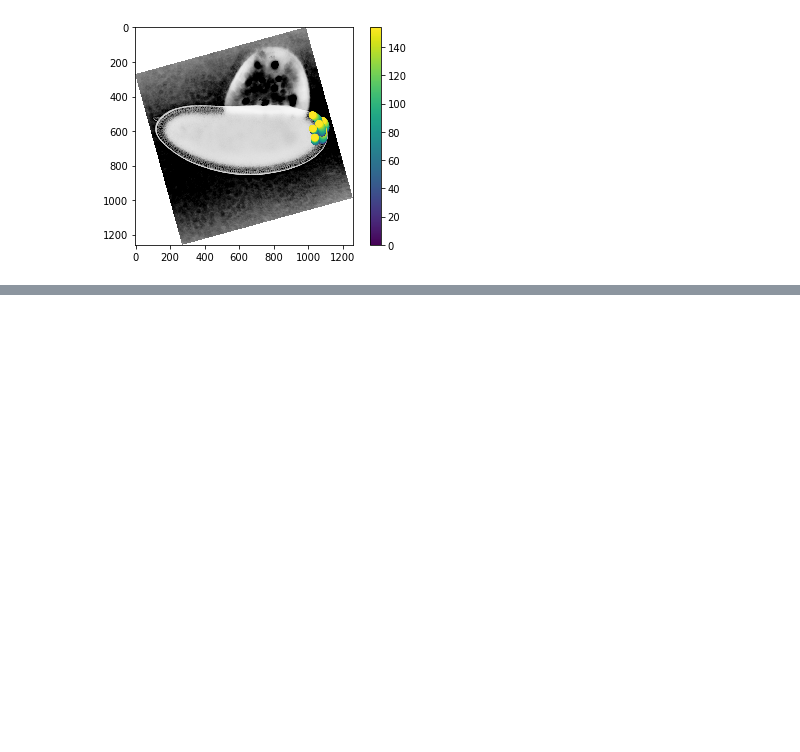
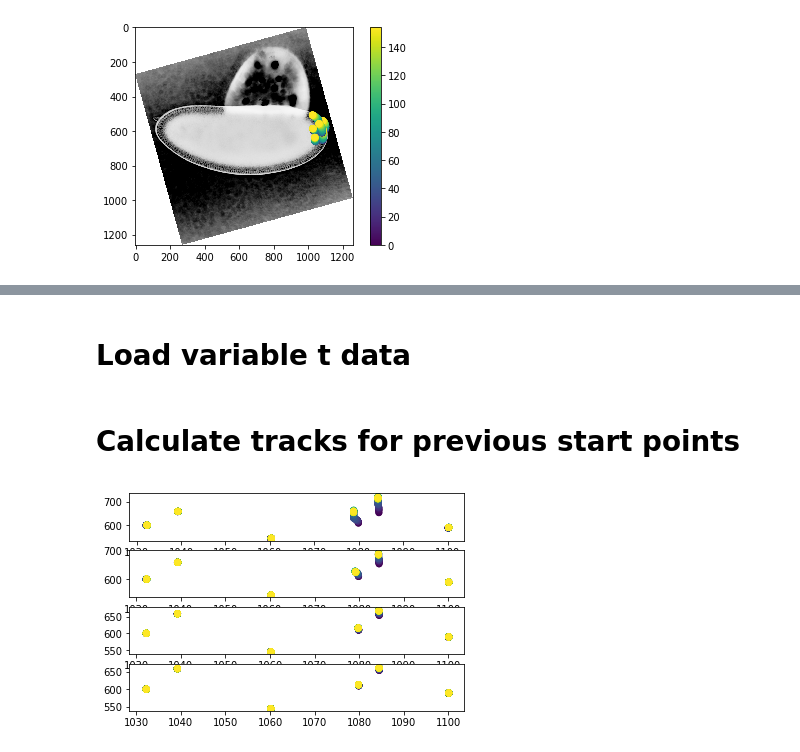
Before and after one commit to msschwartz21/germband-extension, a Jupyter notebook: notebooks/20181119-vector_flow.ipynb, the cells around one changed output, grey strips where cells are left out. Cells and saved outputs as stored; diff of their text form; code cells hidden in the pictures; blank space fills up the shorter version.

Commit message:
Tried variable time values for optical flow

```diff
--- a/notebooks/20181119-vector_flow.ipynb
+++ b/notebooks/20181119-vector_flow.ipynb
@@ -238,0 +256,9 @@ plt.colorbar(cax)
+# %%
+# Ldt = [0.1,0.5,1,2,5,10]
+Ldt = [1.0,2.0,5.0,10.0]
+# %%
+for dt in Ldt:
+    f = '/Users/morganschwartz/Code/germband-extension/data/20180110_htl_glc-CreateImageSubset-02_sc11_htl_rotate_brt.tif'
+    name = f+'_'+str(dt)
+    eng.OpticalFlowOutput(name,f,BinaryMask,BoxSize,BlurSTD,ArrowSize,scale,dt,nargout=0)
+    print(name)
@@ -238,0 +287,35 @@ plt.colorbar(cax)
+# %% [markdown]
+# Load variable t data
+# %%
+tarrs = {}
+for dt in Ldt:
+    name = f+'_'+str(dt)
+    df = gbeflow.tidy_vector_data(name)
+    tt,xx,yy,vx,vy = gbeflow.reshape_vector_data(df)
+    tarrs[dt] = {'tt':tt,
+                     'xx':xx,
+                     'yy':yy,
+                     'vx':vx,
+                     'vy':vy}
+# %% [markdown]
+# Calculate tracks for previous start points
+# %%
+Dtrack = {}
+for dt in Ldt:
+    Dtrack[dt] = []
+    x = np.unique(tarrs[dt]['xx'])
+    y = np.unique(tarrs[dt]['yy'])
+    vx = tarrs[dt]['vx']
+    vy = tarrs[dt]['vy']
+    for start in zip(starts.x,starts.y):
+        Dtrack[dt].append(
+            gbeflow.calc_flow_path(x,y,vx,vy,start[0],start[1])
+        )
+# %%
+fig,ax = plt.subplots(len(Ldt))
+for i,dt in enumerate(Ldt):
+    for track in Dtrack[dt]:
+        ax[i].scatter(track[0,:],track[1,:],c=np.arange(0,166),cmap='viridis')
+#         ax[i].set_aspect('equal')
+# %% [output]
+[figure, added]
```
Also changed, not shown: parts of 6 cells of this notebook.
